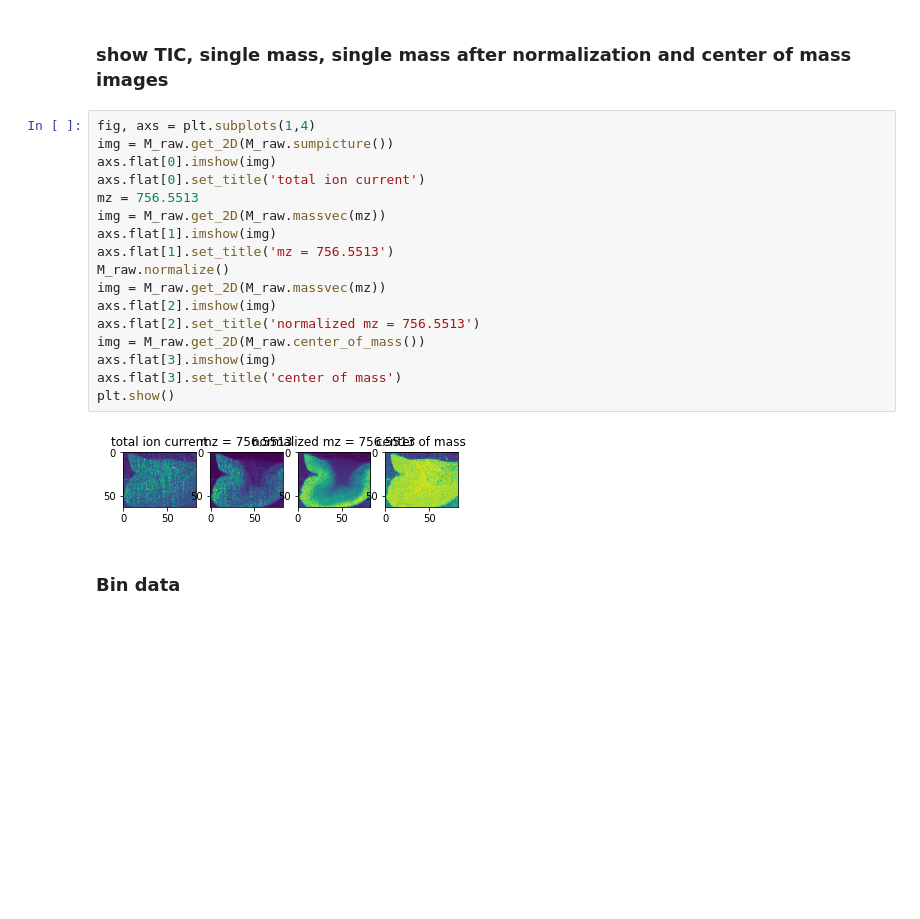
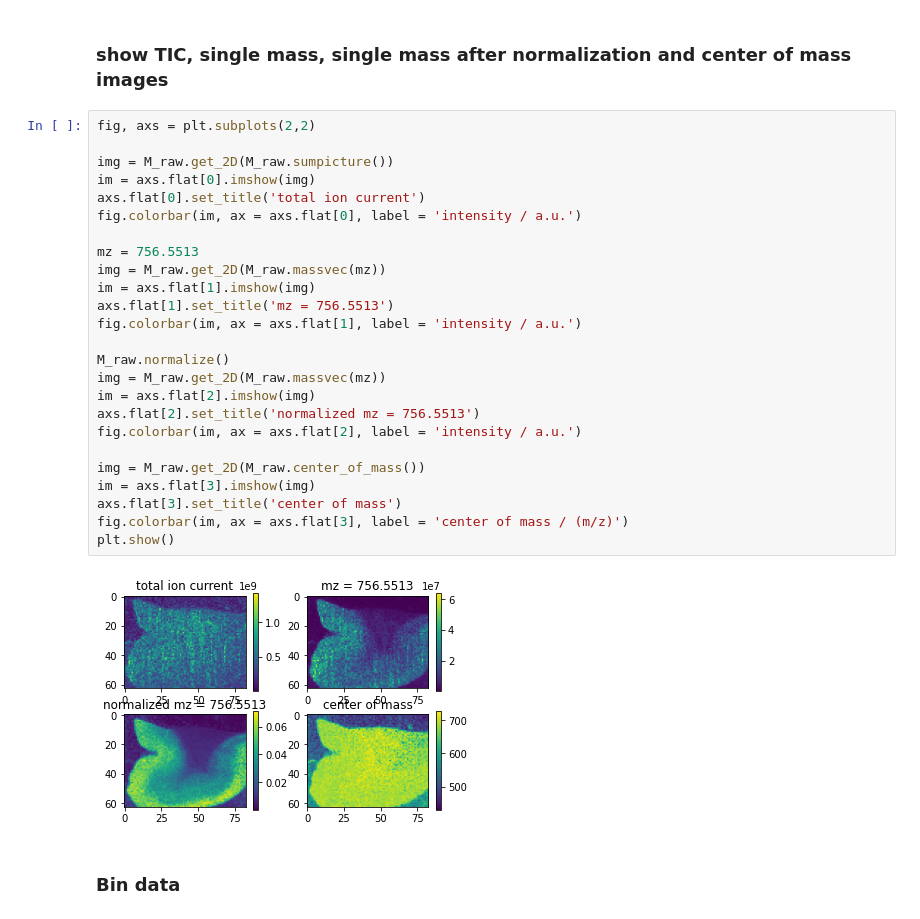
Before and after one commit to youngster/pyproIMS, a Jupyter notebook: test_script.ipynb, the cells around one changed output. Drawn from its saved outputs; the diff is of its cells as text; blank space fills up the shorter version.

Commit message:
working on labels

```diff
--- a/test_script.ipynb
+++ b/test_script.ipynb
@@ -39,24 +39,32 @@ M_raw = rawMALDI(M.filename, M.resolution, M.Range, M.n_processes)
 # %% [markdown]
 ### show TIC, single mass, single mass after normalization and center of mass images
 # %%
-fig, axs = plt.subplots(1,4)
+fig, axs = plt.subplots(2,2)
+
 img = M_raw.get_2D(M_raw.sumpicture())
-axs.flat[0].imshow(img)
+im = axs.flat[0].imshow(img)
 axs.flat[0].set_title('total ion current')
+fig.colorbar(im, ax = axs.flat[0], label = 'intensity / a.u.')
+
 mz = 756.5513
 img = M_raw.get_2D(M_raw.massvec(mz))
-axs.flat[1].imshow(img)
+im = axs.flat[1].imshow(img)
 axs.flat[1].set_title('mz = 756.5513')
+fig.colorbar(im, ax = axs.flat[1], label = 'intensity / a.u.')
+
 M_raw.normalize()
 img = M_raw.get_2D(M_raw.massvec(mz))
-axs.flat[2].imshow(img)
+im = axs.flat[2].imshow(img)
 axs.flat[2].set_title('normalized mz = 756.5513')
+fig.colorbar(im, ax = axs.flat[2], label = 'intensity / a.u.')
+
 img = M_raw.get_2D(M_raw.center_of_mass())
-axs.flat[3].imshow(img)
+im = axs.flat[3].imshow(img)
 axs.flat[3].set_title('center of mass')
+fig.colorbar(im, ax = axs.flat[3], label = 'center of mass / (m/z)')
 plt.show()
 # %% [output]
-[figure, old version]
+[figure, new version]
 # %% [markdown]
 ### Bin data
 # %%
```
